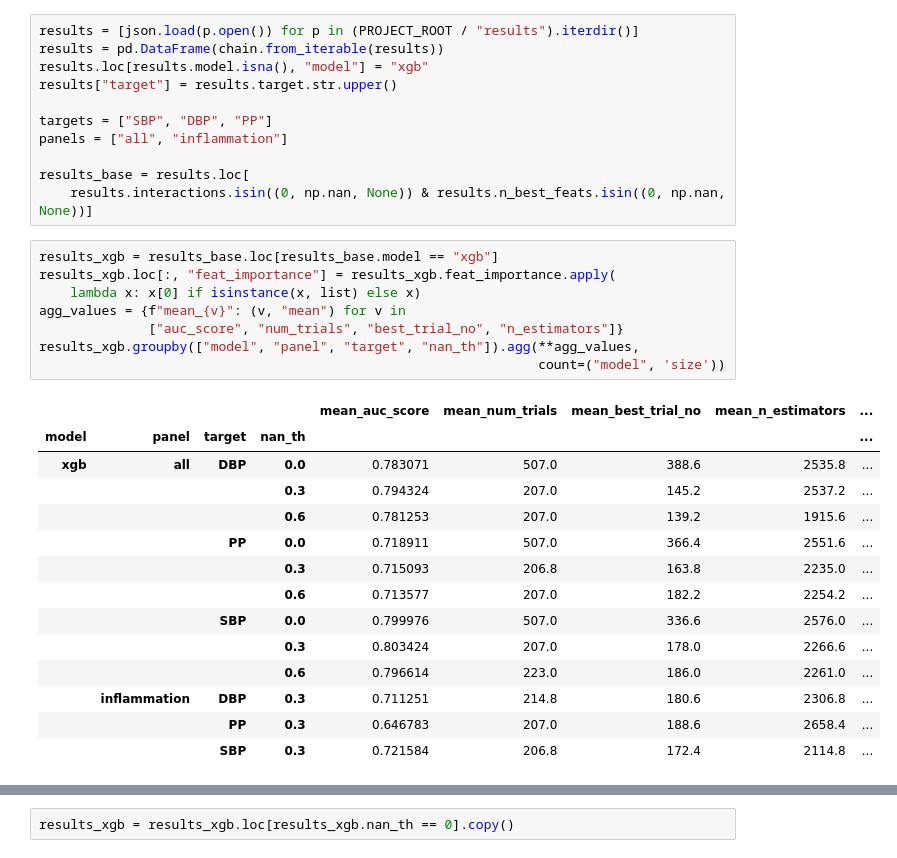
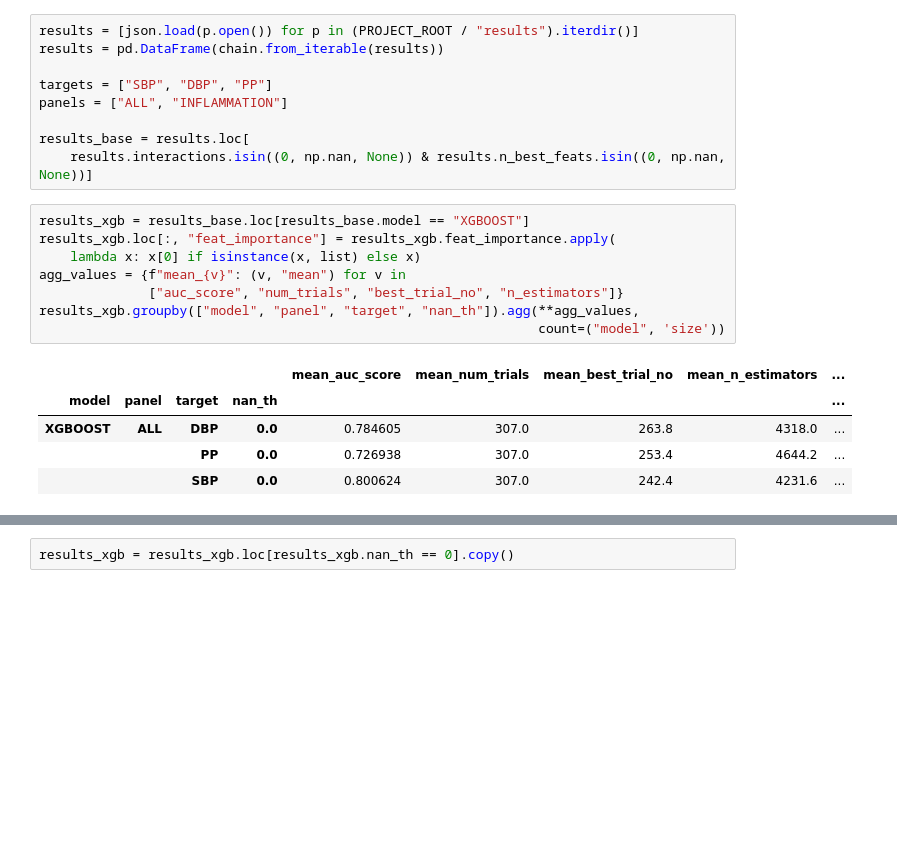
Before and after one commit to ipolharvard/biobank_olink, a Jupyter notebook: notebooks/exp_two_extremes.ipynb, the cells around one changed output, grey strips where cells are left out. Cells and saved outputs as stored; diff of their text form; blank space fills up the shorter version.

```diff
--- a/notebooks/exp_two_extremes.ipynb
+++ b/notebooks/exp_two_extremes.ipynb
@@ -18,34 +15,23 @@ The autoreload extension is already loaded. To reload it, use:
 # %%
 results = [json.load(p.open()) for p in (PROJECT_ROOT / "results").iterdir()]
 results = pd.DataFrame(chain.from_iterable(results))
-results.loc[results.model.isna(), "model"] = "xgb"
-results["target"] = results.target.str.upper()
 
 targets = ["SBP", "DBP", "PP"]
-panels = ["all", "inflammation"]
+panels = ["ALL", "INFLAMMATION"]
 
 results_base = results.loc[
     results.interactions.isin((0, np.nan, None)) & results.n_best_feats.isin((0, np.nan, None))]
 # %%
-results_xgb = results_base.loc[results_base.model == "xgb"]
+results_xgb = results_base.loc[results_base.model == "XGBOOST"]
 results_xgb.loc[:, "feat_importance"] = results_xgb.feat_importance.apply(
     lambda x: x[0] if isinstance(x, list) else x)
 agg_values = {f"mean_{v}": (v, "mean") for v in
               ["auc_score", "num_trials", "best_trial_no", "n_estimators"]}
 results_xgb.groupby(["model", "panel", "target", "nan_th"]).agg(**agg_values,
                                                                 count=("model", 'size'))
 # %% [output]
 |  |  |  |  | mean_auc_score | mean_num_trials | mean_best_trial_no | mean_n_estimators | ... |
 | model | panel | target | nan_th |  |  |  |  | ... |
-| xgb | all | DBP | 0.0 | 0.783071 | 507.0 | 388.6 | 2535.8 | ... |
-|  |  |  | 0.3 | 0.794324 | 207.0 | 145.2 | 2537.2 | ... |
-|  |  |  | 0.6 | 0.781253 | 207.0 | 139.2 | 1915.6 | ... |
-|  |  | PP | 0.0 | 0.718911 | 507.0 | 366.4 | 2551.6 | ... |
-|  |  |  | 0.3 | 0.715093 | 206.8 | 163.8 | 2235.0 | ... |
-|  |  |  | 0.6 | 0.713577 | 207.0 | 182.2 | 2254.2 | ... |
-|  |  | SBP | 0.0 | 0.799976 | 507.0 | 336.6 | 2576.0 | ... |
-|  |  |  | 0.3 | 0.803424 | 207.0 | 178.0 | 2266.6 | ... |
-|  |  |  | 0.6 | 0.796614 | 223.0 | 186.0 | 2261.0 | ... |
-|  | inflammation | DBP | 0.3 | 0.711251 | 214.8 | 180.6 | 2306.8 | ... |
-|  |  | PP | 0.3 | 0.646783 | 207.0 | 188.6 | 2658.4 | ... |
-|  |  | SBP | 0.3 | 0.721584 | 206.8 | 172.4 | 2114.8 | ... |
+| XGBOOST | ALL | DBP | 0.0 | 0.784605 | 307.0 | 263.8 | 4318.0 | ... |
+|  |  | PP | 0.0 | 0.726938 | 307.0 | 253.4 | 4644.2 | ... |
+|  |  | SBP | 0.0 | 0.800624 | 307.0 | 242.4 | 4231.6 | ... |
```
Also changed, not shown: parts of 6 cells of this notebook, 1 other file.
